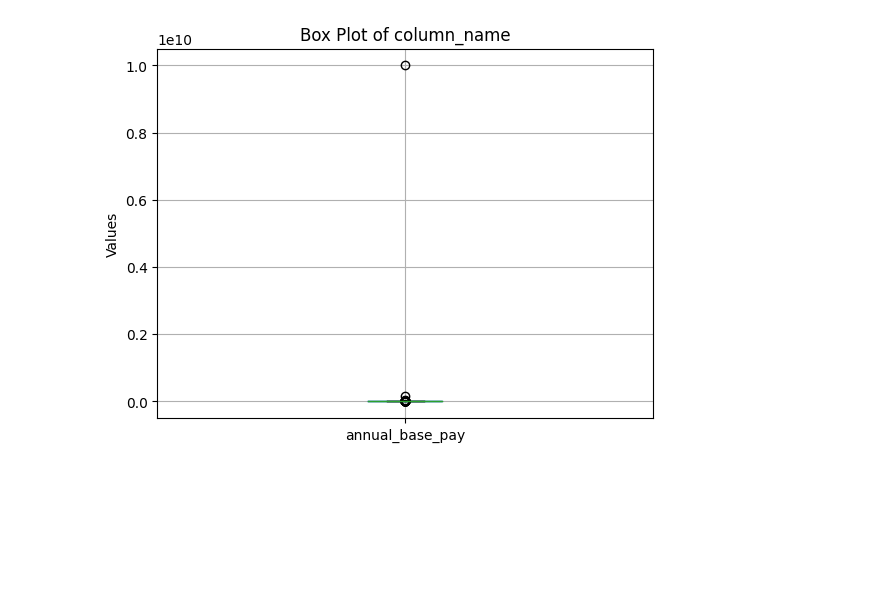
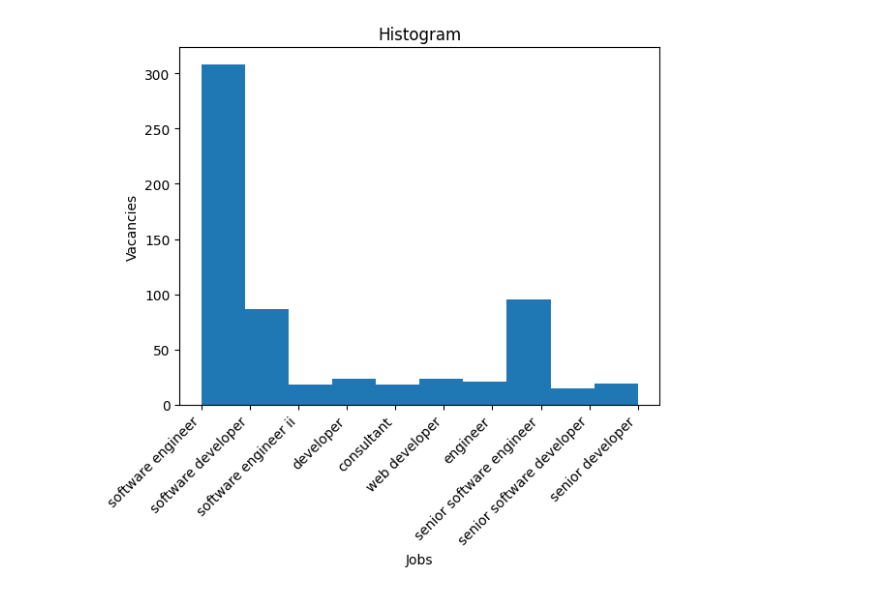
Before and after one commit to LuisPati11/PythonProject, a Jupyter notebook: python2023/task4/data_analysis.ipynb, the cells around one changed output. Saved outputs shown, nothing was run; the diff lists cells and outputs as text; code cells hidden in the pictures; blank space fills up the shorter version.

```diff
--- a/python2023/task4/data_analysis.ipynb
+++ b/python2023/task4/data_analysis.ipynb
@@ -30,7 +81,20 @@ plt.show()
-# %%
-data.boxplot(column=['annual_base_pay'])
-plt.ylabel('Values')
-plt.title('Box Plot of column_name')
-plt.show()
-# %% [output]
-[figure, removed]
+# %%
+# Count occurrences of each job_title
+job_counts = data['job_title'].value_counts()
+
+# Get the 10 most common jobs
+top_10_jobs = job_counts.head(10)
+
+# Filter data to include only the 10 most common jobs
+filtered_data = data[data['job_title'].isin(top_10_jobs.index)]
+
+# Create the histogram
+plt.hist(filtered_data['job_title'], bins=10)
+plt.xlabel('Jobs')
+plt.xticks(rotation=90)
+plt.ylabel('Vacancies')
+plt.title('Histogram')
+plt.xticks(rotation=45, ha='right')
+plt.show()
+# %% [output]
+[figure, added]
```
Also changed, not shown: parts of 8 cells of this notebook, 1 other file.
